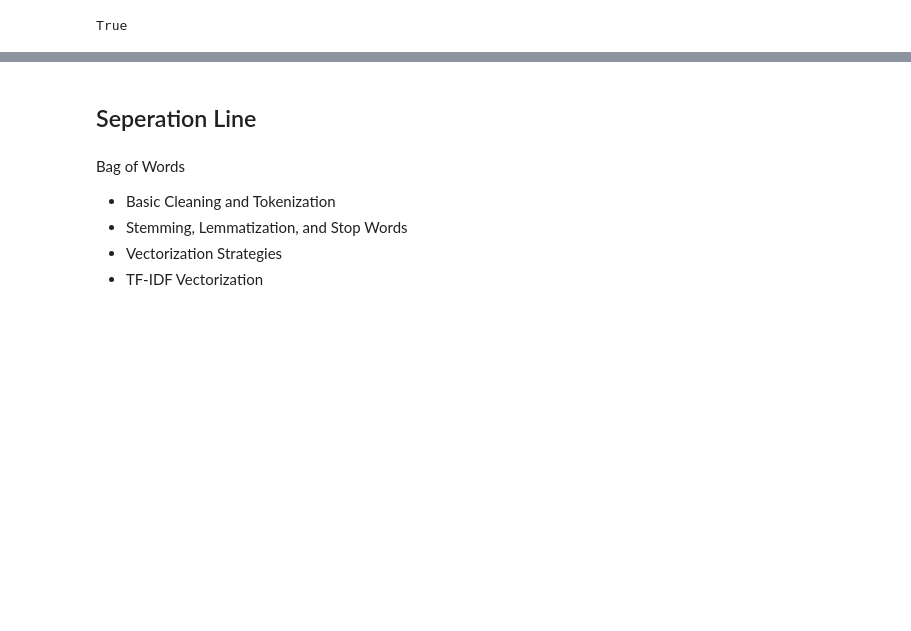
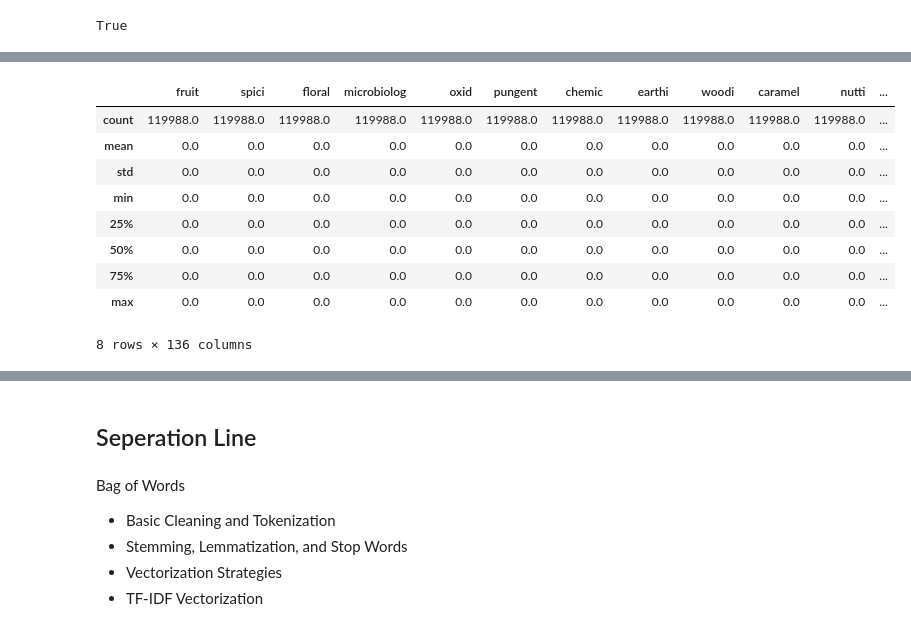
Before and after one commit to YufenLin/personal_sommelier, a Jupyter notebook: notebooks/personal_sommelier.ipynb, the cells around one changed output, grey strips where cells are left out. Drawn from its saved outputs; the diff is of its cells as text; code cells hidden in the pictures; blank space fills up the shorter version.

```diff
--- a/notebooks/personal_sommelier.ipynb
+++ b/notebooks/personal_sommelier.ipynb
@@ -517,8 +627,10 @@ KeyError: ignored
 # %%
 # %%time
+# 10min 50s
+# !!!!!!!!!!!!!!!!!!!!!!!!!!!!!!!!!!!!!!!!!!!!!!!!!!
 # integer encode input data
 for index, row in wine_ohe.iterrows():
     words = row['flavor_words']
     for word in words:
-        if word in flavor_words_stem:
-            wine_ohe.loc[index, word] += 1
+        if word in flavor_words_list:
+            wine_ohe.loc[index, word] = 1
@@ -524,0 +659,13 @@ for index, row in wine_ohe.iterrows():
+# %%
+wine_ohe.describe()
+# %% [output]
+|  | fruit | spici | floral | microbiolog | oxid | pungent | chemic | earthi | woodi | caramel | nutti | ... |
+| count | 119988.0 | 119988.0 | 119988.0 | 119988.0 | 119988.0 | 119988.0 | 119988.0 | 119988.0 | 119988.0 | 119988.0 | 119988.0 | ... |
+| mean | 0.0 | 0.0 | 0.0 | 0.0 | 0.0 | 0.0 | 0.0 | 0.0 | 0.0 | 0.0 | 0.0 | ... |
+| std | 0.0 | 0.0 | 0.0 | 0.0 | 0.0 | 0.0 | 0.0 | 0.0 | 0.0 | 0.0 | 0.0 | ... |
+| min | 0.0 | 0.0 | 0.0 | 0.0 | 0.0 | 0.0 | 0.0 | 0.0 | 0.0 | 0.0 | 0.0 | ... |
+| 25% | 0.0 | 0.0 | 0.0 | 0.0 | 0.0 | 0.0 | 0.0 | 0.0 | 0.0 | 0.0 | 0.0 | ... |
+| 50% | 0.0 | 0.0 | 0.0 | 0.0 | 0.0 | 0.0 | 0.0 | 0.0 | 0.0 | 0.0 | 0.0 | ... |
+| 75% | 0.0 | 0.0 | 0.0 | 0.0 | 0.0 | 0.0 | 0.0 | 0.0 | 0.0 | 0.0 | 0.0 | ... |
+| max | 0.0 | 0.0 | 0.0 | 0.0 | 0.0 | 0.0 | 0.0 | 0.0 | 0.0 | 0.0 | 0.0 | ... |
+8 rows × 136 columns
```
Also changed, not shown: parts of 44 cells of this notebook.
